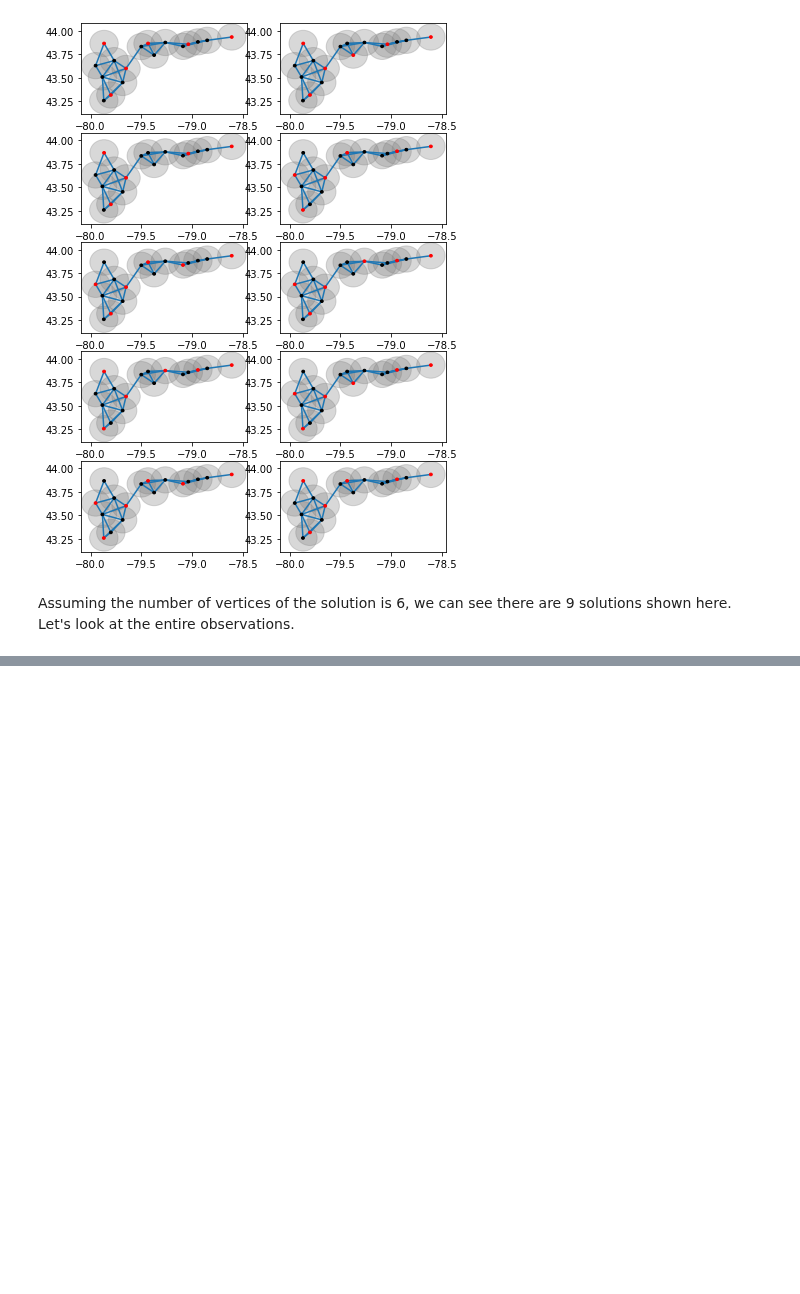
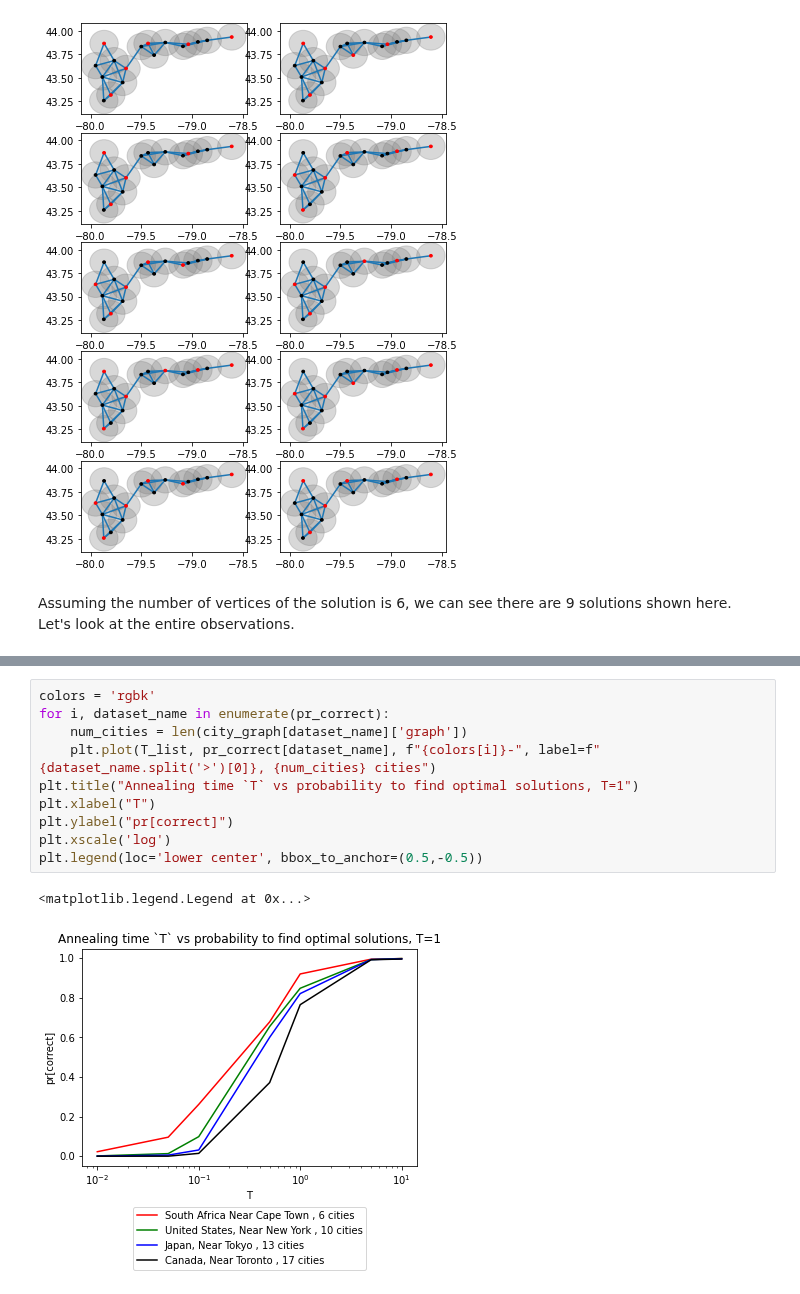
Before and after one commit to CDL-Quantum/CohortProject_2021, a Jupyter notebook: Week2_Rydberg_Atoms/TaskA1.ipynb, the cells around one changed output, grey strips where cells are left out. Saved outputs shown, nothing was run; the diff lists cells and outputs as text; blank space fills up the shorter version.

```diff
--- a/Week2_Rydberg_Atoms/TaskA1.ipynb
+++ b/Week2_Rydberg_Atoms/TaskA1.ipynb
@@ -124,0 +241,13 @@ for sol in solutions_list:
+# %%
+colors = 'rgbk'
+for i, dataset_name in enumerate(pr_correct):
+    num_cities = len(city_graph[dataset_name]['graph'])
+    plt.plot(T_list, pr_correct[dataset_name], f"{colors[i]}-", label=f"{dataset_name.split('>')[0]}, {num_cities} cities")
+plt.title("Annealing time `T` vs probability to find optimal solutions, T=1")
+plt.xlabel("T")
+plt.ylabel("pr[correct]")
+plt.xscale('log')
+plt.legend(loc='lower center', bbox_to_anchor=(0.5,-0.5))
+# %% [output]
+<matplotlib.legend.Legend at 0x...>
+[figure, added]
```
Also changed, not shown: parts of 8 cells of this notebook.
